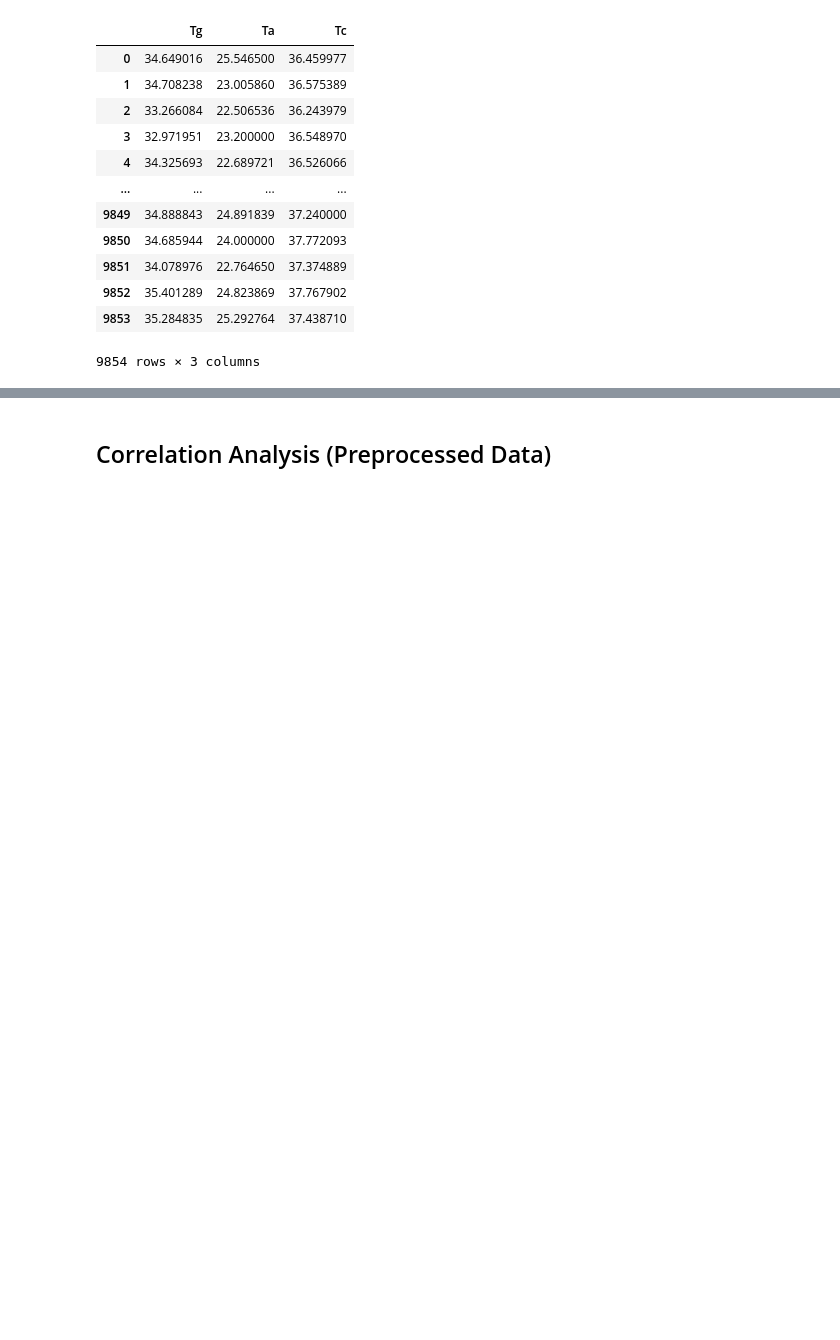
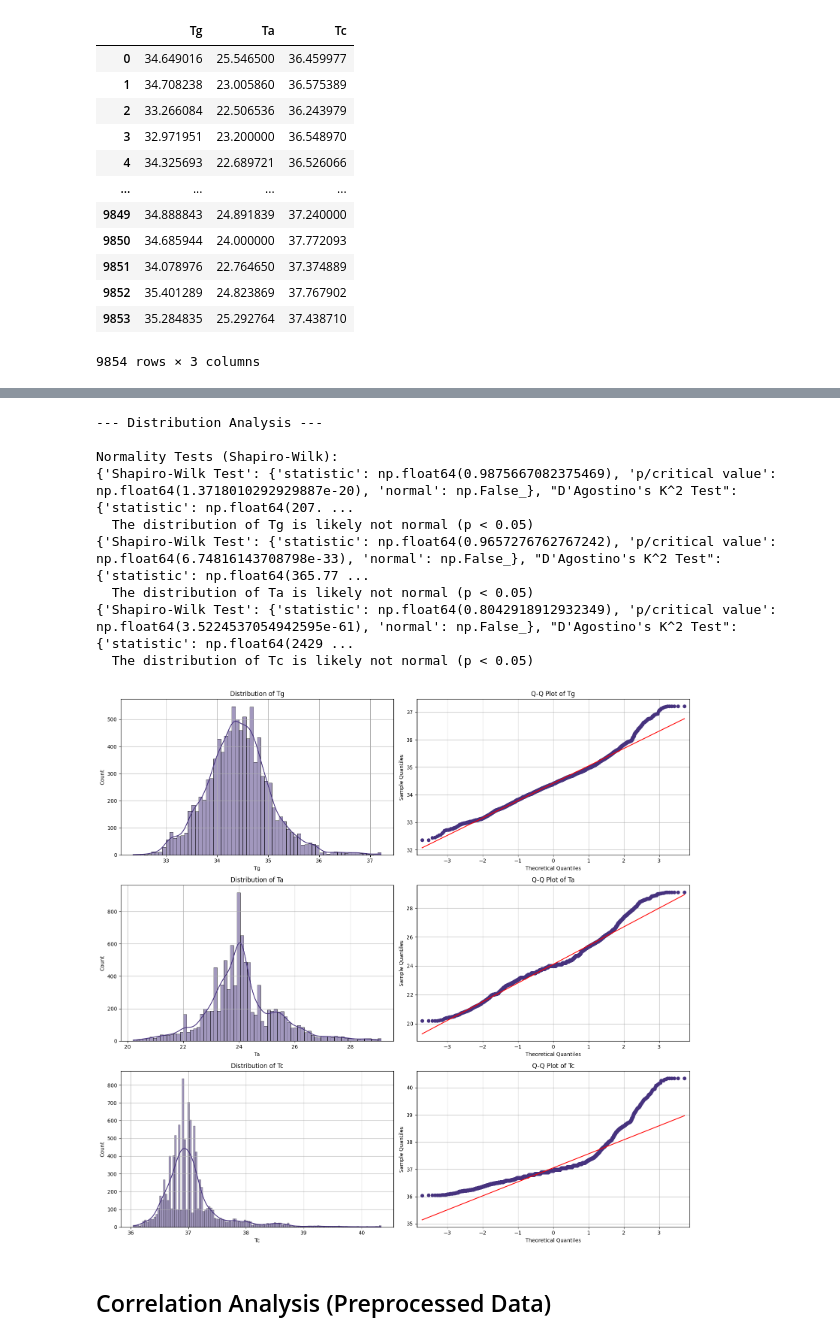
Before and after one commit to woaine/calcifer, a Jupyter notebook: notebooks/eda.ipynb, the cells around one changed output, grey strips where cells are left out. Saved outputs shown, nothing was run; the diff lists cells and outputs as text; code cells hidden in the pictures; blank space fills up the shorter version.

```diff
--- a/notebooks/eda.ipynb
+++ b/notebooks/eda.ipynb
@@ -682,3 +685,16 @@ preprocessed_augmented_data
+# %%
+distribution_analysis(preprocessed_augmented_data, 'preprocessed', 'augmented')
+# %% [output]
+--- Distribution Analysis ---
+
+Normality Tests (Shapiro-Wilk):
+{'Shapiro-Wilk Test': {'statistic': np.float64(0.9875667082375469), 'p/critical value': np.float64(1.3718010292929887e-20), 'normal': np.False_}, "D'Agostino's K^2 Test": {'statistic': np.float64(207. ...
+  The distribution of Tg is likely not normal (p < 0.05)
+{'Shapiro-Wilk Test': {'statistic': np.float64(0.9657276762767242), 'p/critical value': np.float64(6.74816143708798e-33), 'normal': np.False_}, "D'Agostino's K^2 Test": {'statistic': np.float64(365.77 ...
+  The distribution of Ta is likely not normal (p < 0.05)
+{'Shapiro-Wilk Test': {'statistic': np.float64(0.8042918912932349), 'p/critical value': np.float64(3.5224537054942595e-61), 'normal': np.False_}, "D'Agostino's K^2 Test": {'statistic': np.float64(2429 ...
+  The distribution of Tc is likely not normal (p < 0.05)
+[figure, added]
 # %% [markdown]
 ## Correlation Analysis (Preprocessed Data)
 # %% [markdown]
```
Also changed, not shown: parts of 17 cells of this notebook.
